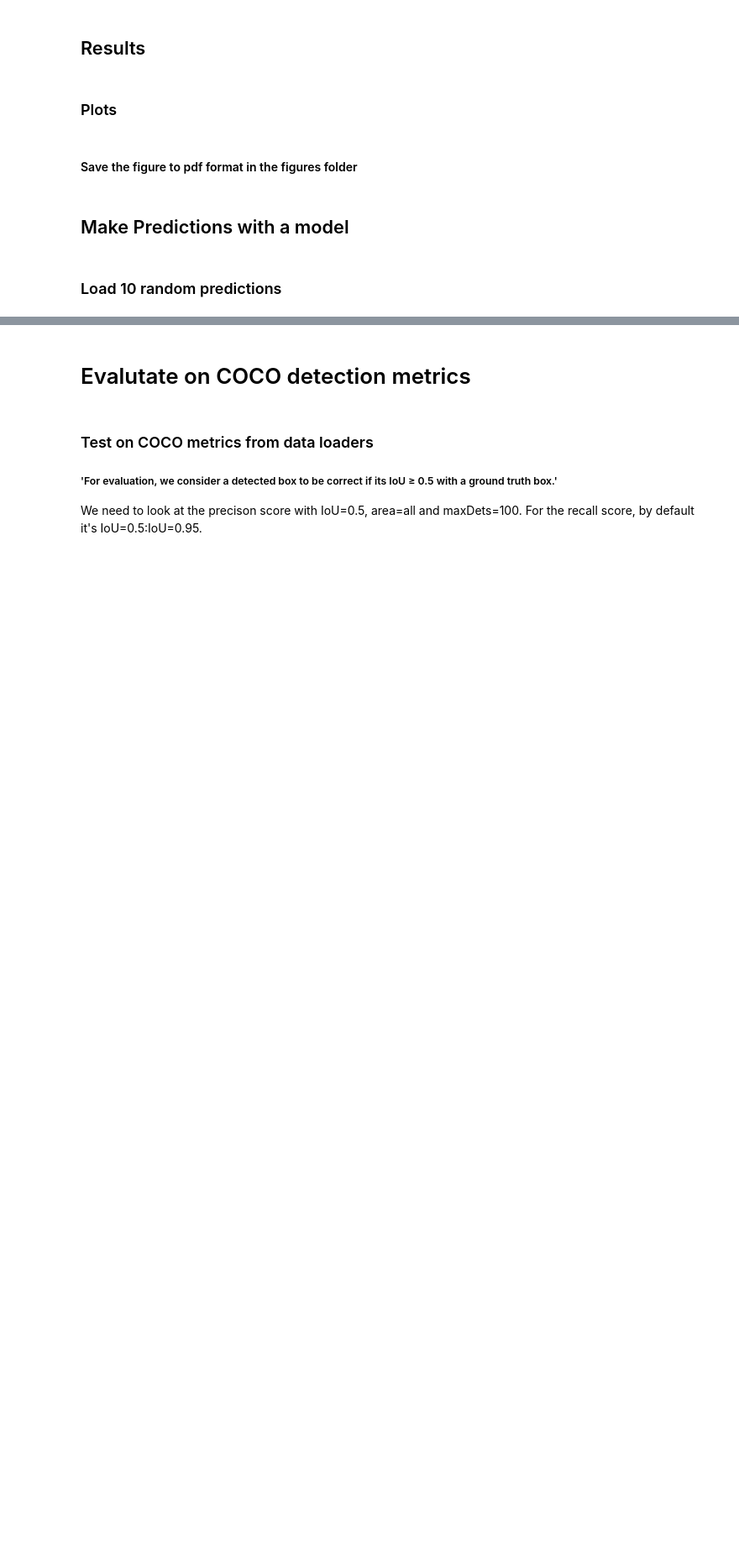
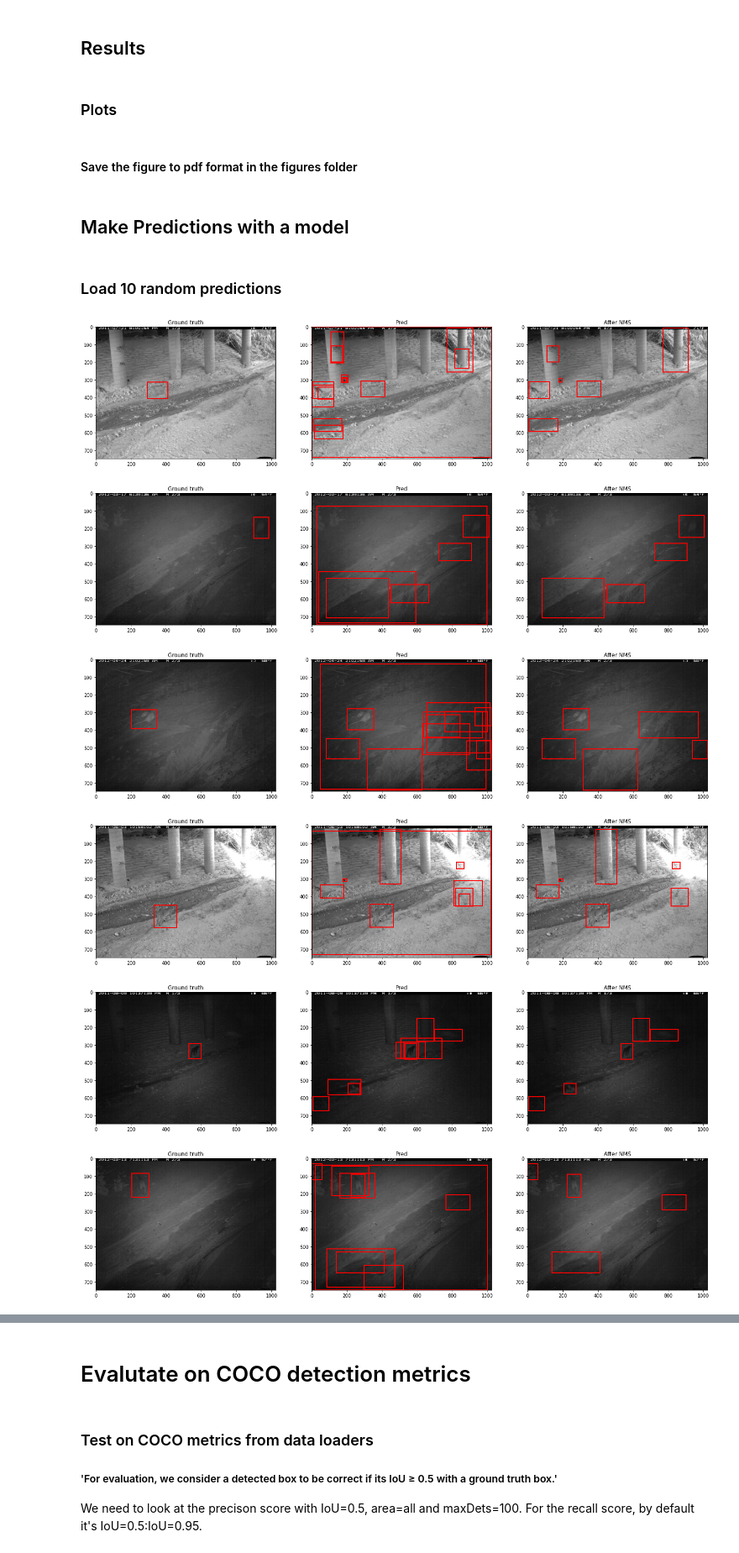
Before and after one commit to Hazot/Animal-Detection-and-Generalization, a Jupyter notebook: Main_Notebook.ipynb, the cells around one changed output, grey strips where cells are left out. Shown at 84% size. Saved outputs shown, nothing was run; the diff lists cells and outputs as text; code cells hidden in the pictures; blank space fills up the shorter version.

```diff
--- a/Main_Notebook.ipynb
+++ b/Main_Notebook.ipynb
@@ -350,16 +350,16 @@ lr_scheduler = torch.optim.lr_scheduler.MultiStepLR(optimizer,milestones=[5,10],
 # %%
 # NEED TO INITIATE THE MODEL, THE OPTIMIZER AND THE SCHEDULER BEFOREHAND (if )
 # load the model, the optimizer and the scheduler
-model.load_state_dict(torch.load('saved_models/25_roi_1_model.pt'))
-optimizer.load_state_dict(torch.load('saved_models/25_roi_1_optimizer.pt'))
-lr_scheduler.load_state_dict(torch.load('saved_models/25_roi_1_scheduler.pt'))
+model.load_state_dict(torch.load('saved_models/50_rpn_roi_1_model.pt'))
+optimizer.load_state_dict(torch.load('saved_models/50_rpn_roi_1_optimizer.pt'))
+lr_scheduler.load_state_dict(torch.load('saved_models/50_rpn_roi_1_scheduler.pt'))
 # %% [markdown]
 ## Create the dataloaders
 To load the data of the dataset efficiently for the model
 # %%
-def create_dataloader(ann_path, batch_size, shuffle=True, transform=None, rotation=False):
+def create_dataloader(ann_path, batch_size, shuffle=True, transform=None):
     images_with_bbox,_ = get_img_with_bbox(ann_path)
-    data = CustomImageDataset(ann_path, img_folder, images_with_bbox, transform, rotation=rotation)
+    data = CustomImageDataset(ann_path, img_folder, images_with_bbox, transform)
     return DataLoader(data, batch_size=batch_size, shuffle=shuffle, collate_fn=utils.collate_fn)
 # %% [markdown]
 #### You can specify the data augmentation transformation at will
@@ -571,7 +576,7 @@ def train(dataloader, num_epochs, save_logs=True, save_model=True, print_freq=10
 ### Before training
 # %%
 # PARAMETERS TO TUNE BEFORE TRAINING
-num_epochs = 10
+num_epochs = 50
 
 # CHECK DEVICE BEFORE TRAINING
 torch.cuda.get_device_name(0)
@@ -740,31 +745,38 @@ for image_i in range(len(image)):
                               train_labels[image_i]['boxes'][0][1]),
                              train_labels[image_i]['boxes'][0][2]-train_labels[image_i]['boxes'][0][0],
                              train_labels[image_i]['boxes'][0][3]-train_labels[image_i]['boxes'][0][1],
                              linewidth=2, edgecolor='r', facecolor='none')
     ax[0].add_patch(rect)
     ax[0].set_title('Ground truth')
 
     # Predictions
     ax[1].imshow(train_features[image_i][0].squeeze(),cmap="gray")
     for i in range(len(pred[image_i]['boxes'])):
         rect = patches.Rectangle((pred[image_i]['boxes'][i][0].cpu(),
                                   pred[image_i]['boxes'][i][1].cpu()),
                                  (pred[image_i]['boxes'][i][2]-pred[image_i]['boxes'][i][0]).cpu(),
                                  (pred[image_i]['boxes'][i][3]-pred[image_i]['boxes'][i][1]).cpu(),
                                  linewidth=2, edgecolor='r', facecolor='none')
         ax[1].add_patch(rect)
     ax[1].set_title('Pred')
 
     # Predictions after NMS
-    iou_threshold = 0.05 # param to tune
+    iou_threshold = 0.001 # param to tune
     boxes_to_keep = torchvision.ops.nms(pred[image_i]['boxes'], pred[image_i]['scores'], iou_threshold = iou_threshold).cpu()
     ax[2].imshow(train_features[image_i][0].squeeze(),cmap="gray")
     for i in boxes_to_keep:
         rect = patches.Rectangle((pred[image_i]['boxes'][i][0].cpu(),
                                   pred[image_i]['boxes'][i][1].cpu()),
                                  (pred[image_i]['boxes'][i][2]-pred[image_i]['boxes'][i][0]).cpu(),
                                  (pred[image_i]['boxes'][i][3]-pred[image_i]['boxes'][i][1]).cpu(),
                                  linewidth=2, edgecolor='r', facecolor='none')
         ax[2].add_patch(rect)
 
     ax[2].set_title('After NMS')
+# %% [output]
+[figure, added]
+[figure, added]
+[figure, added]
+[figure, added]
+[figure, added]
+[figure, added]
```
Also changed, not shown: parts of 4 cells of this notebook.
